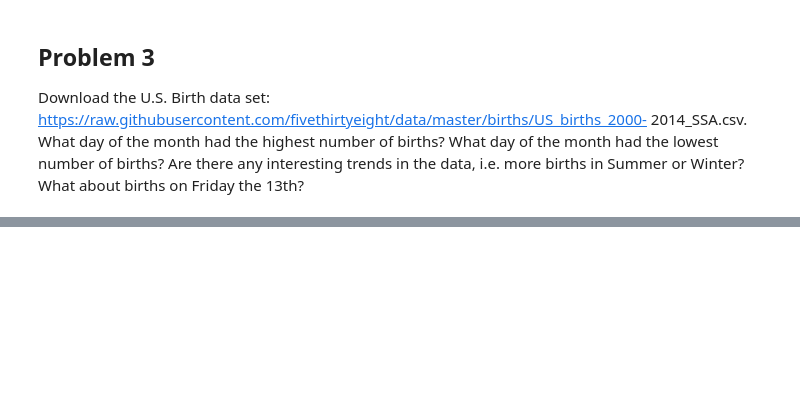
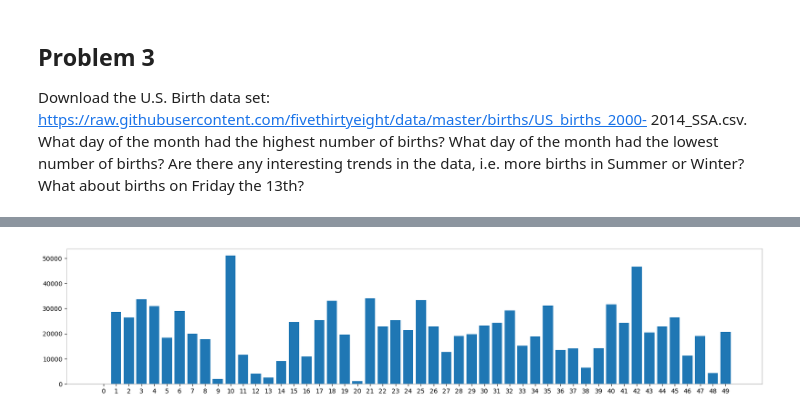
Before and after one commit to jesuszarate/VisForScientificData, a Jupyter notebook: Assignment1/Assignment1.ipynb, the cells around one changed output, grey strips where cells are left out. Saved outputs shown, nothing was run; the diff lists cells and outputs as text; code cells hidden in the pictures; blank space fills up the shorter version.

```diff
--- a/Assignment1/Assignment1.ipynb
+++ b/Assignment1/Assignment1.ipynb
@@ -244,0 +224,28 @@ plt.show()
+# %%
+data = pd.read_csv('data/2010_Census_Populations_by_Zip_Code.csv')
+
+dt = data[['Total Males', 'Total Females']].head(50)
+x = [i for i in range(0, len(dt1))]
+xi = data['Zip Code']
+
+# dt1.plot(kind='bar', legend=False)
+
+# dt1.plot.bar()
+# fig.set_figheight(10)
+# fig.set_figwidth(12)
+
+# plt.show()
+# dt.plot(kind='bar', legend=False)
+plt.figure(figsize=(20, 4), dpi=100)
+
+xi = [i for i in range(0, len(dt))]
+# plt.bar(xi, dt['Total Males'])
+# dt.plot()
+plt.bar(xi, dt['Total Females'])
+
+plt.xticks(xi, xi)
+
+# dt.plot(marker='o', linestyle='--', color='r', label='Square')
+plt.show()
+# %% [output]
+[figure, added]
```
Also changed, not shown: parts of 10 cells of this notebook.
